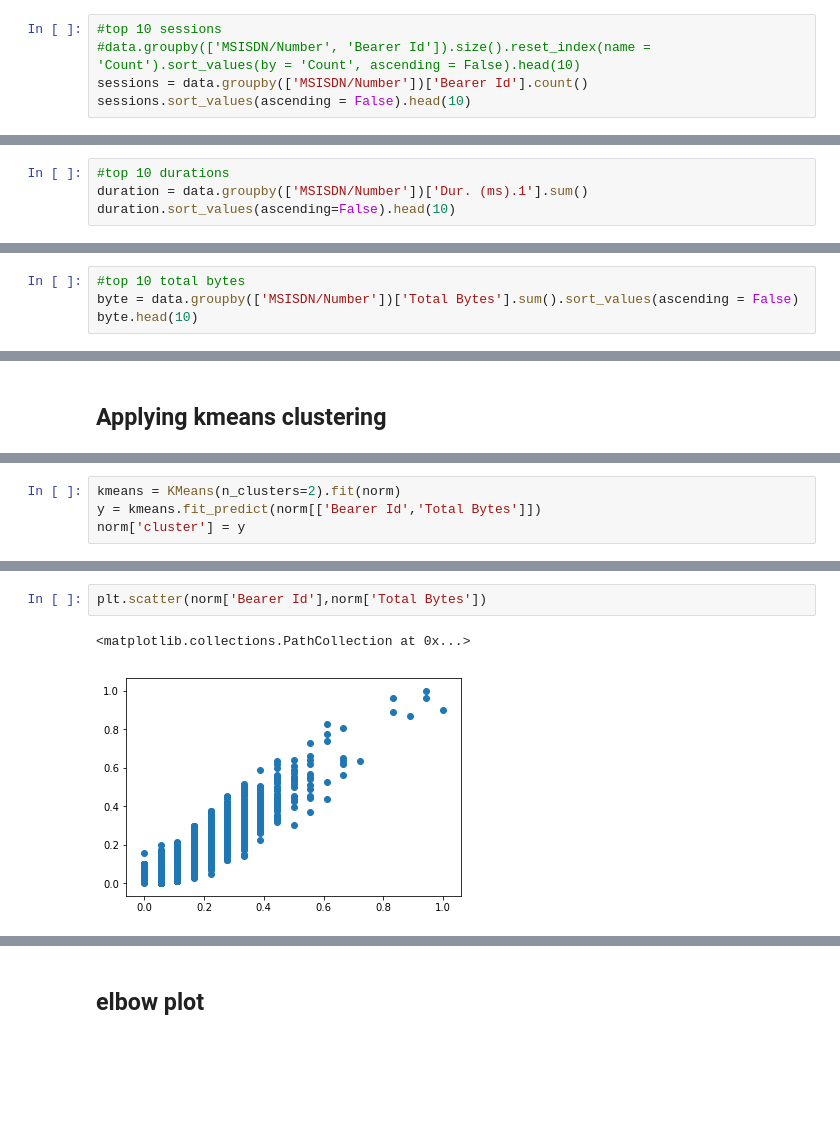
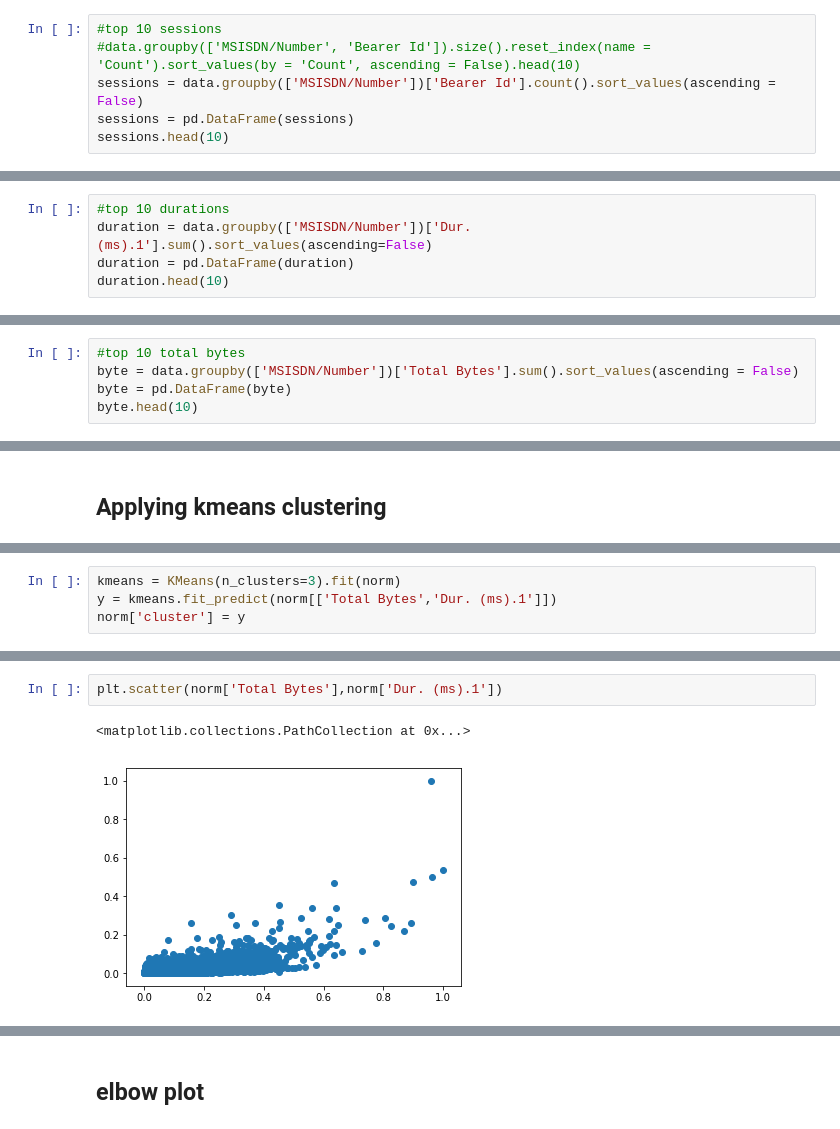
Before and after one commit to kenmbelenzi/week2, a Jupyter notebook: User-Analytics-Telecommunications-Industry.ipynb, the cells around one changed output, grey strips where cells are left out. Drawn from its saved outputs; the diff is of its cells as text; blank space fills up the shorter version.

```diff
--- a/User-Analytics-Telecommunications-Industry.ipynb
+++ b/User-Analytics-Telecommunications-Industry.ipynb
@@ -384,6 +516,7 @@ session
 # %%
 #top 10 sessions
 #data.groupby(['MSISDN/Number', 'Bearer Id']).size().reset_index(name = 'Count').sort_values(by = 'Count', ascending = False).head(10)
-sessions = data.groupby(['MSISDN/Number'])['Bearer Id'].count()
-sessions.sort_values(ascending = False).head(10)
+sessions = data.groupby(['MSISDN/Number'])['Bearer Id'].count().sort_values(ascending = False)
+sessions = pd.DataFrame(sessions)
+sessions.head(10)
 # %% [output]
@@ -402,5 +535,6 @@ Name: Bearer Id, dtype: int64
 # %%
 #top 10 durations
-duration = data.groupby(['MSISDN/Number'])['Dur. (ms).1'].sum()
-duration.sort_values(ascending=False).head(10)
+duration = data.groupby(['MSISDN/Number'])['Dur. (ms).1'].sum().sort_values(ascending=False)
+duration = pd.DataFrame(duration)
+duration.head(10)
 # %% [output]
@@ -419,5 +553,6 @@ Name: Dur. (ms).1, dtype: float64
 # %%
 #top 10 total bytes
 byte = data.groupby(['MSISDN/Number'])['Total Bytes'].sum().sort_values(ascending = False)
+byte = pd.DataFrame(byte)
 byte.head(10)
 # %% [output]
@@ -467,6 +599,6 @@ from sklearn.cluster import KMeans
 # %%
-kmeans = KMeans(n_clusters=2).fit(norm)
-y = kmeans.fit_predict(norm[['Bearer Id','Total Bytes']])
+kmeans = KMeans(n_clusters=3).fit(norm)
+y = kmeans.fit_predict(norm[['Total Bytes','Dur. (ms).1']])
 norm['cluster'] = y
 # %%
 kmeans.cluster_centers_
@@ -476,5 +622,5 @@ array([[0.06160529, 0.05499323],
 # %%
-plt.scatter(norm['Bearer Id'],norm['Total Bytes'])
+plt.scatter(norm['Total Bytes'],norm['Dur. (ms).1'])
 # %% [output]
 <matplotlib.collections.PathCollection at 0x...>
-[figure, old version]
+[figure, new version]
```
Also changed, not shown: parts of 71 cells of this notebook, 1 other file.
